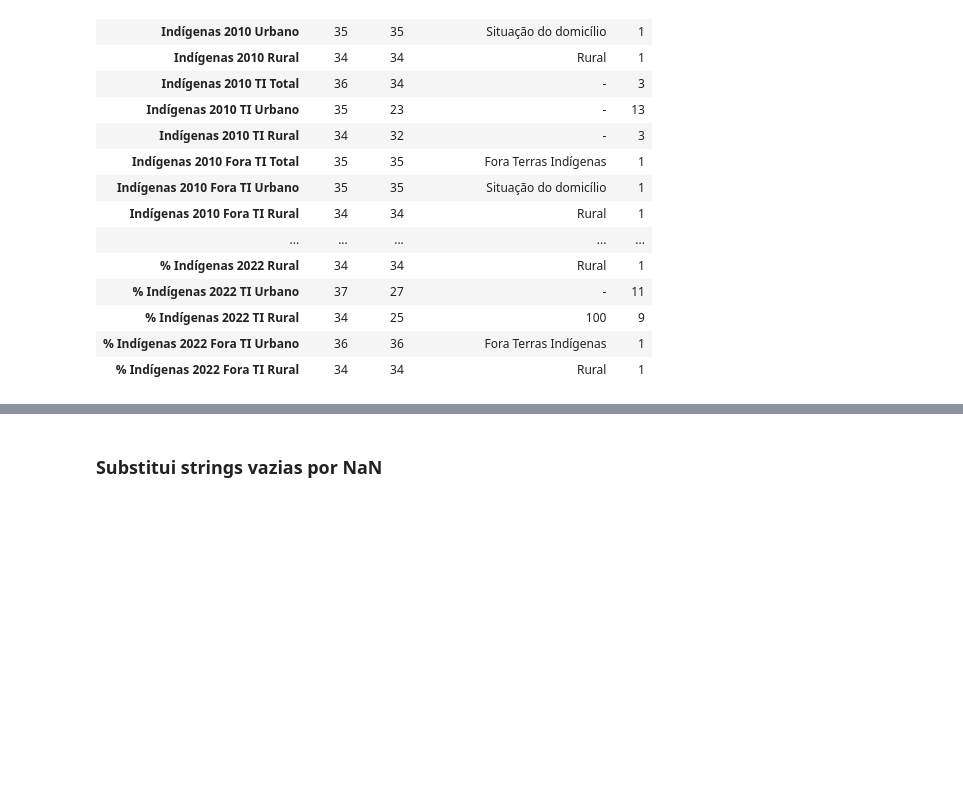
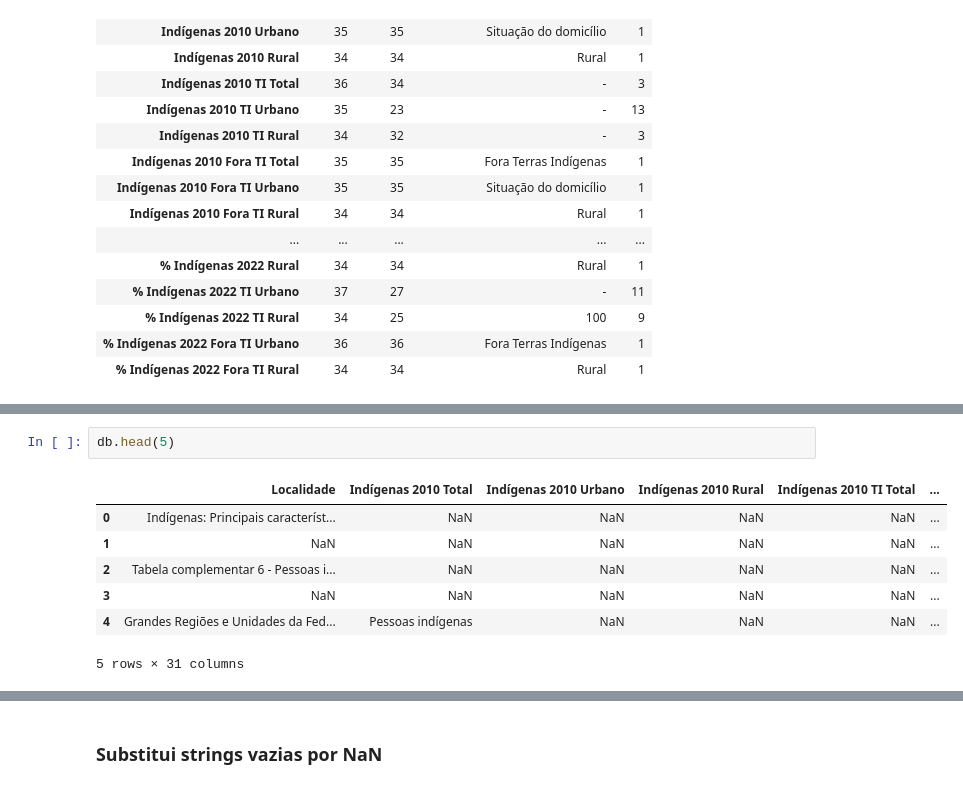
Before and after one commit to LUCASDNORONHA/exploracao-dados-indigenas-2010-2022, a Jupyter notebook: notebooks/limpeza_analise_e_visualizacao.ipynb, the cells around one changed output, grey strips where cells are left out. Cells and saved outputs as stored; diff of their text form; blank space fills up the shorter version.

```diff
--- a/notebooks/limpeza_analise_e_visualizacao.ipynb
+++ b/notebooks/limpeza_analise_e_visualizacao.ipynb
@@ -198,0 +220,10 @@ Isso indica que os números provavelmente estão formatados como texto.
+# %%
+db.head(5)
+# %% [output]
+|  | Localidade | Indígenas 2010 Total | Indígenas 2010 Urbano | Indígenas 2010 Rural | Indígenas 2010 TI Total | ... |
+| 0 | Indígenas: Principais característ... | NaN | NaN | NaN | NaN | ... |
+| 1 | NaN | NaN | NaN | NaN | NaN | ... |
+| 2 | Tabela complementar 6 - Pessoas i... | NaN | NaN | NaN | NaN | ... |
+| 3 | NaN | NaN | NaN | NaN | NaN | ... |
+| 4 | Grandes Regiões e Unidades da Fed... | Pessoas indígenas | NaN | NaN | NaN | ... |
+5 rows × 31 columns
```
Also changed, not shown: parts of 8 cells of this notebook, 3 other files.
